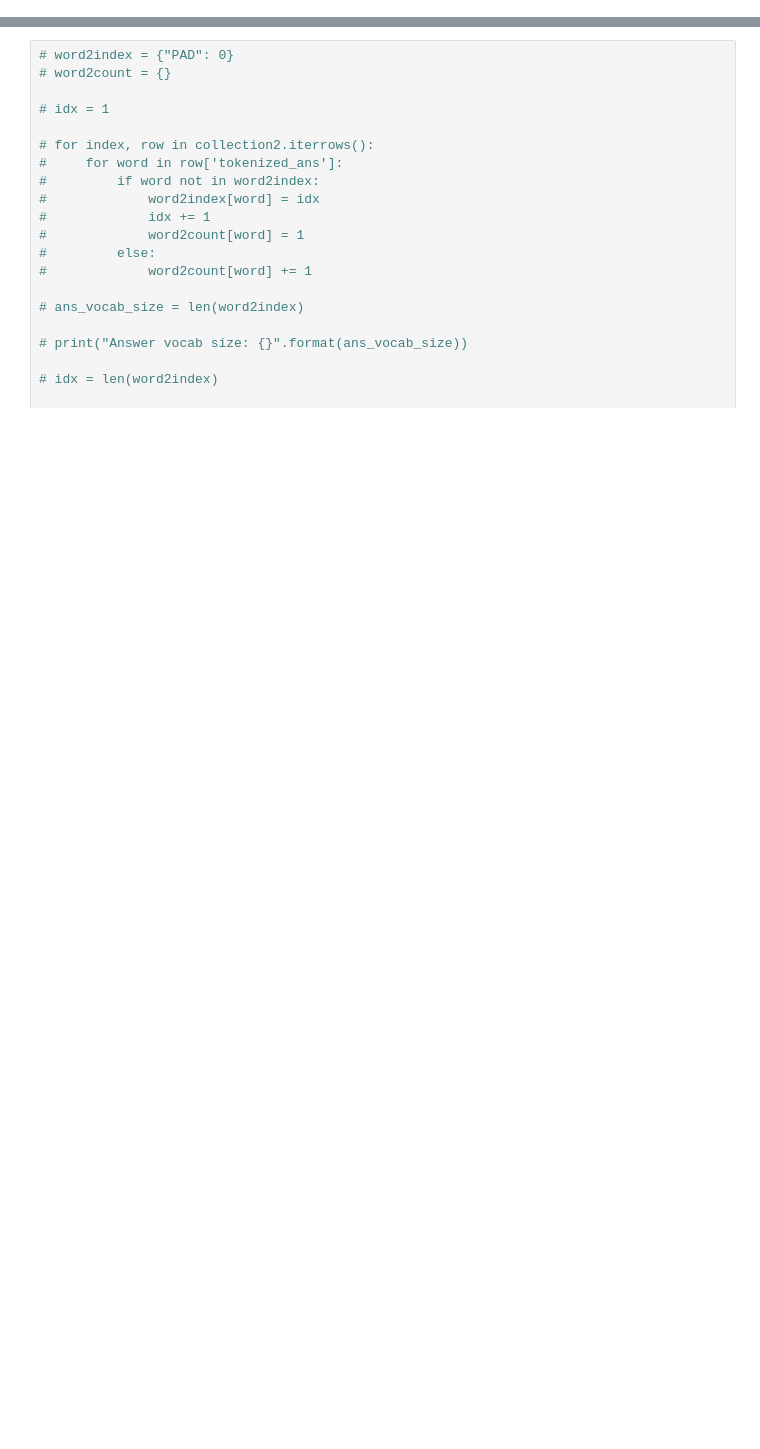
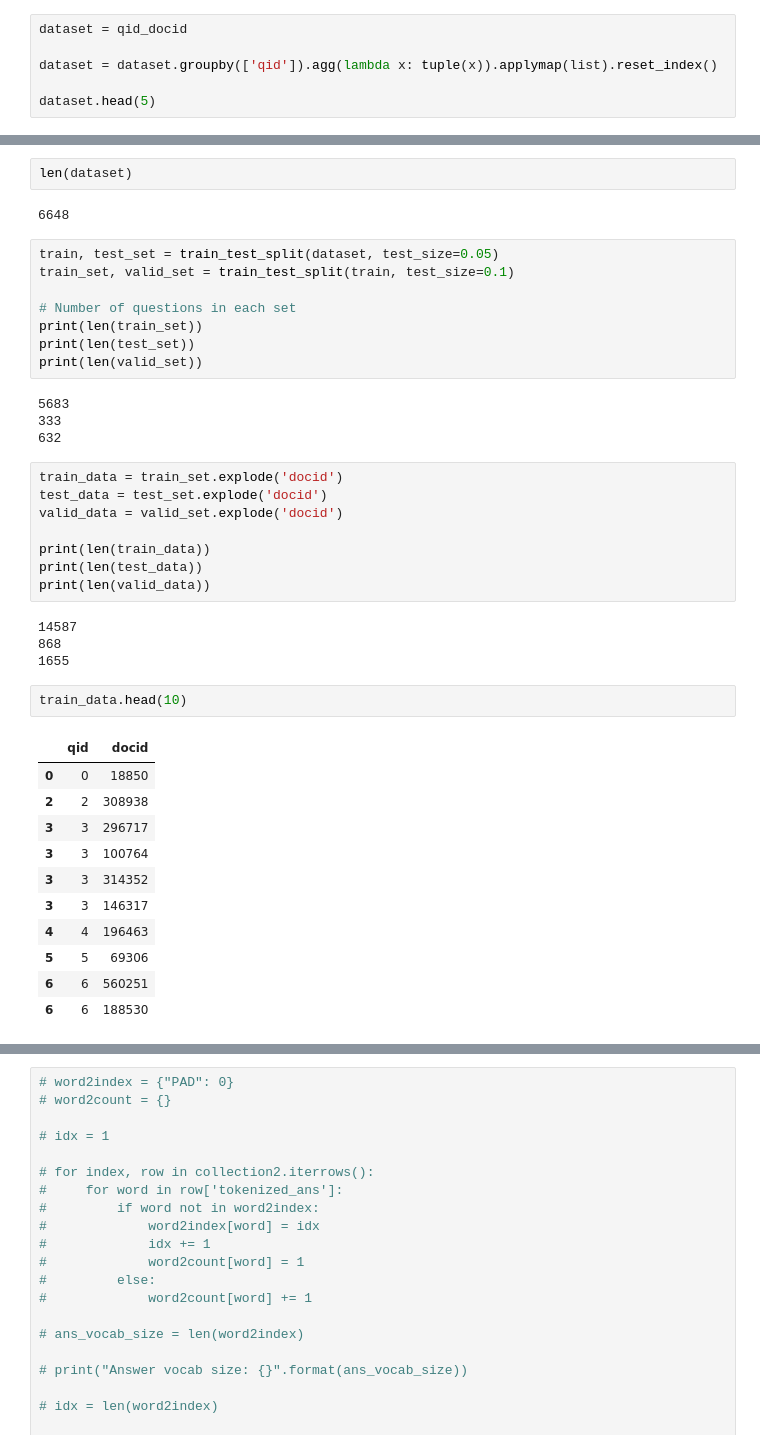
Before and after one commit to yuanbit/FinBERT-QA, a Jupyter notebook: process_data.ipynb, the cells around one changed output, grey strips where cells are left out. Drawn from its saved outputs; the diff is of its cells as text; blank space fills up the shorter version.

Commit message:
added new dataset split

```diff
--- a/process_data.ipynb
+++ b/process_data.ipynb
@@ -16,0 +98,6 @@
+# %%
+dataset = qid_docid
+
+dataset = dataset.groupby(['qid']).agg(lambda x: tuple(x)).applymap(list).reset_index()
+
+dataset.head(5)
@@ -16,0 +111,42 @@
+# %%
+len(dataset)
+# %% [output]
+6648
+# %%
+train, test_set = train_test_split(dataset, test_size=0.05)
+train_set, valid_set = train_test_split(train, test_size=0.1)
+
+# Number of questions in each set
+print(len(train_set))
+print(len(test_set))
+print(len(valid_set))
+# %% [output]
+5683
+333
+632
+# %%
+train_data = train_set.explode('docid')
+test_data = test_set.explode('docid')
+valid_data = valid_set.explode('docid')
+
+print(len(train_data))
+print(len(test_data))
+print(len(valid_data))
+# %% [output]
+14587
+868
+1655
+# %%
+train_data.head(10)
+# %% [output]
+|  | qid | docid |
+| 0 | 0 | 18850 |
+| 2 | 2 | 308938 |
+| 3 | 3 | 296717 |
+| 3 | 3 | 100764 |
+| 3 | 3 | 314352 |
+| 3 | 3 | 146317 |
+| 4 | 4 | 196463 |
+| 5 | 5 | 69306 |
+| 6 | 6 | 560251 |
+| 6 | 6 | 188530 |
```
Also changed, not shown: parts of 16 cells of this notebook, 6 other files.
